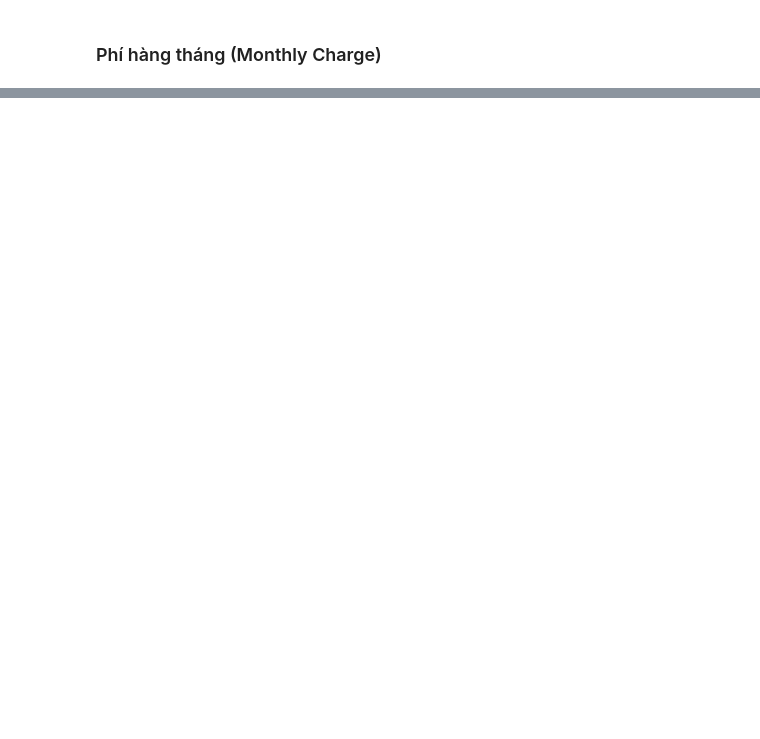
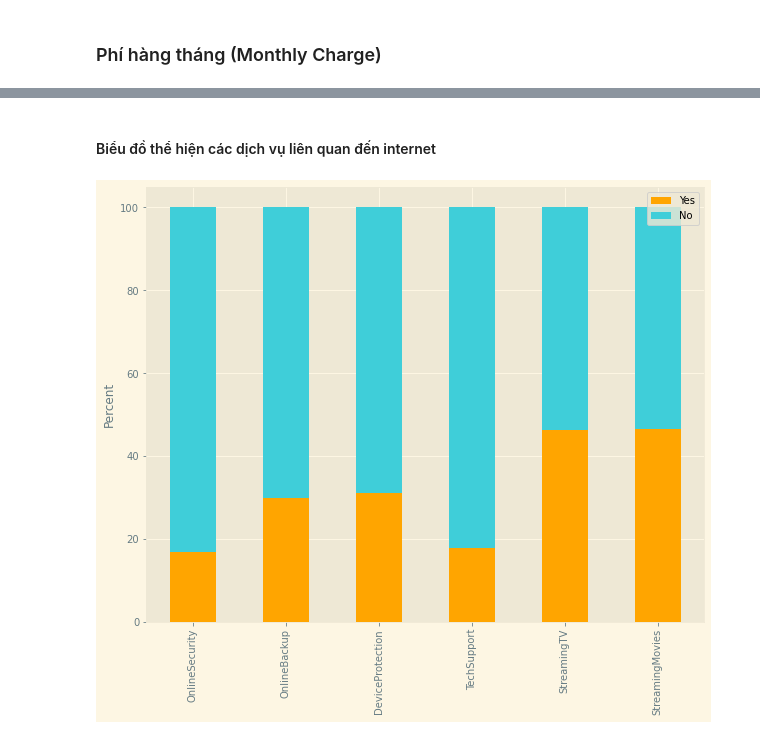
Before and after one commit to ptbminh1108/p4ds_lab_3, a Jupyter notebook: Telco_Customer_Churn.ipynb, the cells around one changed output, grey strips where cells are left out. Saved outputs shown, nothing was run; the diff lists cells and outputs as text; code cells hidden in the pictures; blank space fills up the shorter version.

```diff
--- a/Telco_Customer_Churn.ipynb
+++ b/Telco_Customer_Churn.ipynb
@@ -232,0 +249,11 @@ Text(0.5, 1.0, 'Technical Support status in Churn Yes')
+# %%
+def Yes(c):
+    return (c.value_counts(normalize=True)['Yes']* 100).round(3)
+def No(c):
+     return (c.value_counts(normalize=True)['No']* 100).round(3)
+
+Internet_churn_yes_df = churn_yes_df[churn_yes_df["InternetService"] != "No"]
+cols = ["OnlineSecurity","OnlineBackup","DeviceProtection","TechSupport","StreamingTV","StreamingMovies"]
+Internet_churn_yes_df = Internet_churn_yes_df[cols].agg([Yes,No])
+Internet_churn_yes_df = Internet_churn_yes_df.T
+Internet_churn_yes_df
@@ -232,0 +268,6 @@ Text(0.5, 1.0, 'Technical Support status in Churn Yes')
+# %% [markdown]
+#### Biểu đồ thể hiện các dịch vụ liên quan đến internet
+# %%
+Internet_churn_yes_df.plot.bar(stacked=True, figsize=(10,8), ylabel="Percent",color=['orange', '#3fced9']);
+# %% [output]
+[figure, added]
```
Also changed, not shown: parts of 50 cells of this notebook.
